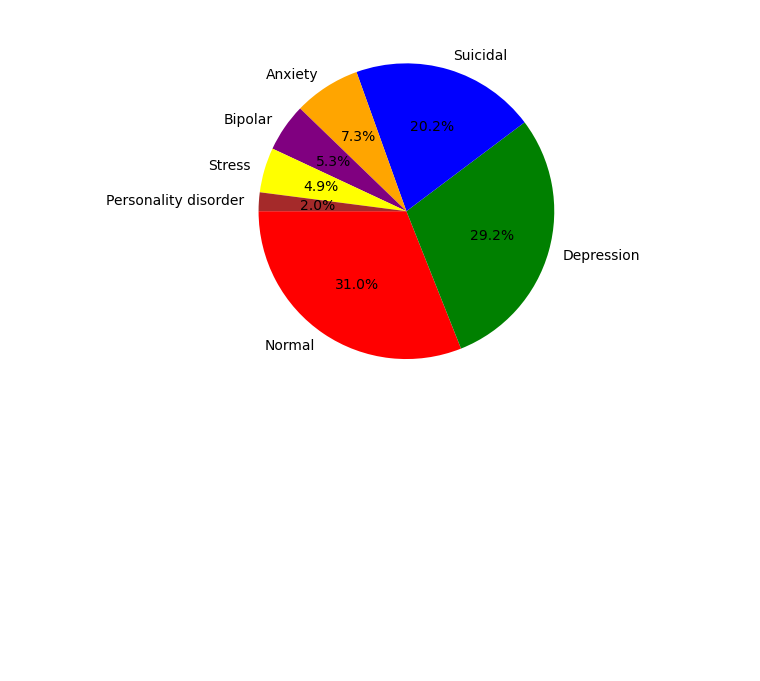
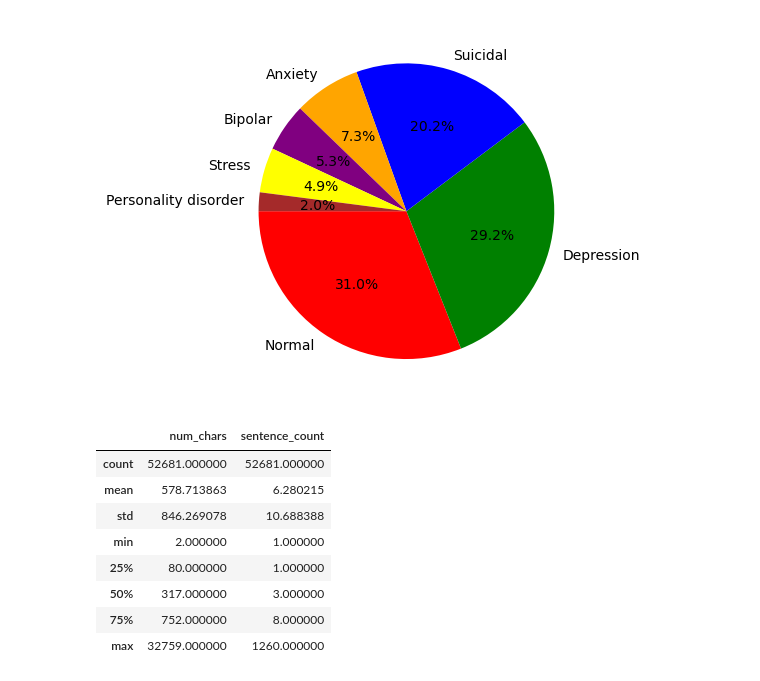
Before and after one commit to breanna-s/Mental-Health-Chatbot, a Jupyter notebook: EDA.ipynb, the cells around one changed output. Drawn from its saved outputs; the diff is of its cells as text; code cells hidden in the pictures; blank space fills up the shorter version.

```diff
--- a/EDA.ipynb
+++ b/EDA.ipynb
@@ -144,5 +150,18 @@ random_statements = df.groupby("status")["statement"].apply(lambda x: x.sample(n
 # %% [output]
 [figure]
+# %%
+df['sentence_count'] = df['statement'].apply(lambda x: len(nltk.sent_tokenize(x)))
+df[['num_chars', 'sentence_count']].describe()
+# %% [output]
+|  | num_chars | sentence_count |
+| count | 52681.000000 | 52681.000000 |
+| mean | 578.713863 | 6.280215 |
+| std | 846.269078 | 10.688388 |
+| min | 2.000000 | 1.000000 |
+| 25% | 80.000000 | 1.000000 |
+| 50% | 317.000000 | 3.000000 |
+| 75% | 752.000000 | 8.000000 |
+| max | 32759.000000 | 1260.000000 |
 # %%
 #get random values for each of the status types as examples
 random_statements = df.groupby("status")["statement"].apply(lambda x: x.sample(n=1))
```
Also changed, not shown: parts of 14 cells of this notebook.
